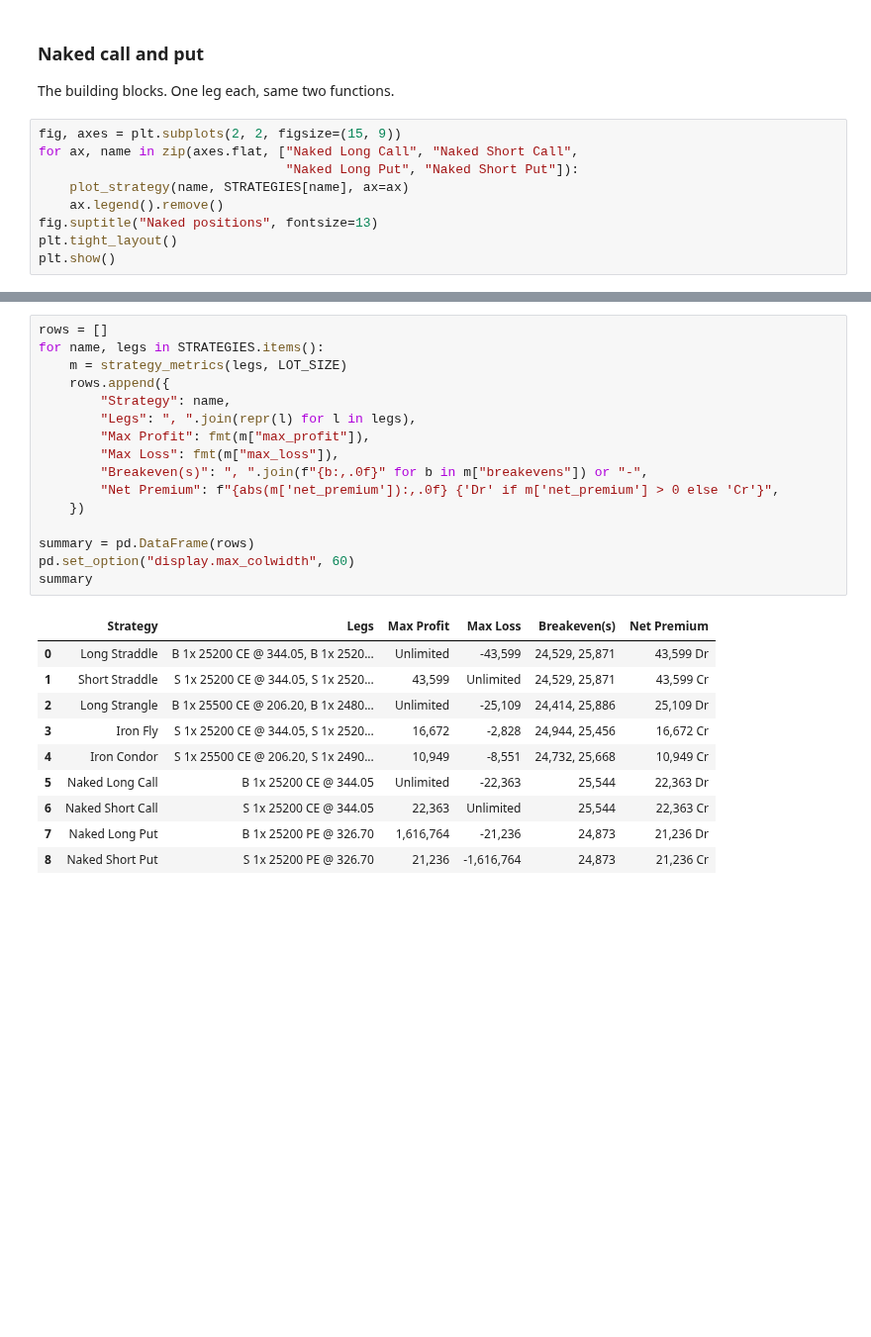
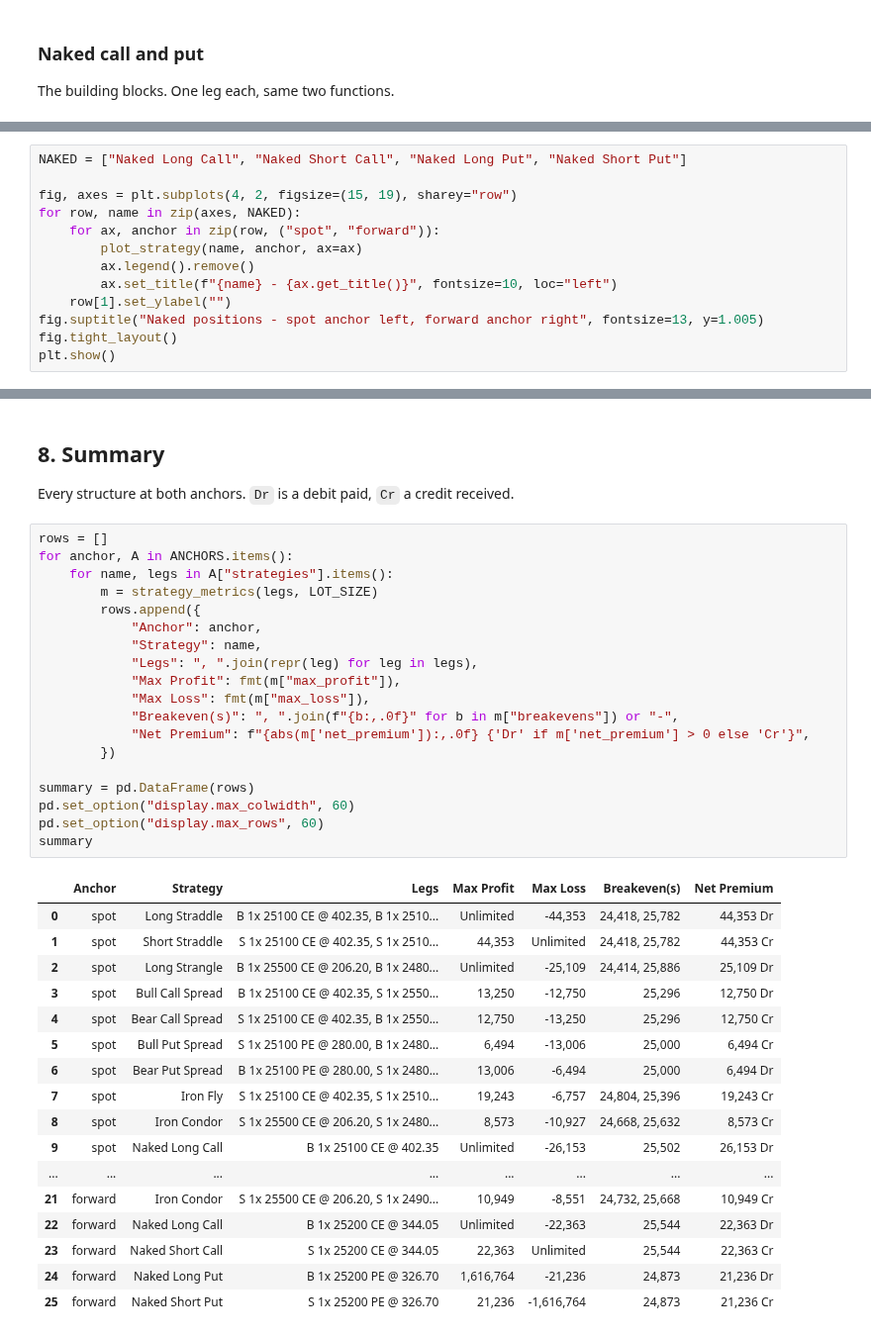
Before and after one commit to lalitkarthik/convex-hedge-payoff, a Jupyter notebook: notebooks/01_payoff_structures.ipynb, the cells around one changed output, grey strips where cells are left out. Shown at 99% size. Drawn from its saved outputs; the diff is of its cells as text; blank space fills up the shorter version.

```diff
--- a/notebooks/01_payoff_structures.ipynb
+++ b/notebooks/01_payoff_structures.ipynb
@@ -558,12 +808,3 @@ Iron Condor
 ### Naked call and put
 
 The building blocks. One leg each, same two functions.
-# %%
-fig, axes = plt.subplots(2, 2, figsize=(15, 9))
-for ax, name in zip(axes.flat, ["Naked Long Call", "Naked Short Call",
-                                "Naked Long Put", "Naked Short Put"]):
-    plot_strategy(name, STRATEGIES[name], ax=ax)
-    ax.legend().remove()
-fig.suptitle("Naked positions", fontsize=13)
-plt.tight_layout()
-plt.show()
@@ -573,0 +811,13 @@ plt.show()
+# %%
+NAKED = ["Naked Long Call", "Naked Short Call", "Naked Long Put", "Naked Short Put"]
+
+fig, axes = plt.subplots(4, 2, figsize=(15, 19), sharey="row")
+for row, name in zip(axes, NAKED):
+    for ax, anchor in zip(row, ("spot", "forward")):
+        plot_strategy(name, anchor, ax=ax)
+        ax.legend().remove()
+        ax.set_title(f"{name} - {ax.get_title()}", fontsize=10, loc="left")
+    row[1].set_ylabel("")
+fig.suptitle("Naked positions - spot anchor left, forward anchor right", fontsize=13, y=1.005)
+fig.tight_layout()
+plt.show()
@@ -574,27 +826,41 @@ plt.show()
+# %% [markdown]
+## 8. Summary
+
+Every structure at both anchors. `Dr` is a debit paid, `Cr` a credit received.
 # %%
 rows = []
-for name, legs in STRATEGIES.items():
-    m = strategy_metrics(legs, LOT_SIZE)
-    rows.append({
-        "Strategy": name,
-        "Legs": ", ".join(repr(l) for l in legs),
-        "Max Profit": fmt(m["max_profit"]),
-        "Max Loss": fmt(m["max_loss"]),
-        "Breakeven(s)": ", ".join(f"{b:,.0f}" for b in m["breakevens"]) or "-",
-        "Net Premium": f"{abs(m['net_premium']):,.0f} {'Dr' if m['net_premium'] > 0 else 'Cr'}",
-    })
+for anchor, A in ANCHORS.items():
+    for name, legs in A["strategies"].items():
+        m = strategy_metrics(legs, LOT_SIZE)
+        rows.append({
+            "Anchor": anchor,
+            "Strategy": name,
+            "Legs": ", ".join(repr(leg) for leg in legs),
+            "Max Profit": fmt(m["max_profit"]),
+            "Max Loss": fmt(m["max_loss"]),
+            "Breakeven(s)": ", ".join(f"{b:,.0f}" for b in m["breakevens"]) or "-",
+            "Net Premium": f"{abs(m['net_premium']):,.0f} {'Dr' if m['net_premium'] > 0 else 'Cr'}",
+        })
 
 summary = pd.DataFrame(rows)
 pd.set_option("display.max_colwidth", 60)
+pd.set_option("display.max_rows", 60)
 summary
 # %% [output]
-|  | Strategy | Legs | Max Profit | Max Loss | Breakeven(s) | Net Premium |
-| 0 | Long Straddle | B 1x 25200 CE @ 344.05, B 1x 2520... | Unlimited | -43,599 | 24,529, 25,871 | 43,599 Dr |
-| 1 | Short Straddle | S 1x 25200 CE @ 344.05, S 1x 2520... | 43,599 | Unlimited | 24,529, 25,871 | 43,599 Cr |
-| 2 | Long Strangle | B 1x 25500 CE @ 206.20, B 1x 2480... | Unlimited | -25,109 | 24,414, 25,886 | 25,109 Dr |
-| 3 | Iron Fly | S 1x 25200 CE @ 344.05, S 1x 2520... | 16,672 | -2,828 | 24,944, 25,456 | 16,672 Cr |
-| 4 | Iron Condor | S 1x 25500 CE @ 206.20, S 1x 2490... | 10,949 | -8,551 | 24,732, 25,668 | 10,949 Cr |
-| 5 | Naked Long Call | B 1x 25200 CE @ 344.05 | Unlimited | -22,363 | 25,544 | 22,363 Dr |
-| 6 | Naked Short Call | S 1x 25200 CE @ 344.05 | 22,363 | Unlimited | 25,544 | 22,363 Cr |
-| 7 | Naked Long Put | B 1x 25200 PE @ 326.70 | 1,616,764 | -21,236 | 24,873 | 21,236 Dr |
-| 8 | Naked Short Put | S 1x 25200 PE @ 326.70 | 21,236 | -1,616,764 | 24,873 | 21,236 Cr |
+|  | Anchor | Strategy | Legs | Max Profit | Max Loss | Breakeven(s) | Net Premium |
+| 0 | spot | Long Straddle | B 1x 25100 CE @ 402.35, B 1x 2510... | Unlimited | -44,353 | 24,418, 25,782 | 44,353 Dr |
+| 1 | spot | Short Straddle | S 1x 25100 CE @ 402.35, S 1x 2510... | 44,353 | Unlimited | 24,418, 25,782 | 44,353 Cr |
+| 2 | spot | Long Strangle | B 1x 25500 CE @ 206.20, B 1x 2480... | Unlimited | -25,109 | 24,414, 25,886 | 25,109 Dr |
+| 3 | spot | Bull Call Spread | B 1x 25100 CE @ 402.35, S 1x 2550... | 13,250 | -12,750 | 25,296 | 12,750 Dr |
+| 4 | spot | Bear Call Spread | S 1x 25100 CE @ 402.35, B 1x 2550... | 12,750 | -13,250 | 25,296 | 12,750 Cr |
+| 5 | spot | Bull Put Spread | S 1x 25100 PE @ 280.00, B 1x 2480... | 6,494 | -13,006 | 25,000 | 6,494 Cr |
+| 6 | spot | Bear Put Spread | B 1x 25100 PE @ 280.00, S 1x 2480... | 13,006 | -6,494 | 25,000 | 6,494 Dr |
+| 7 | spot | Iron Fly | S 1x 25100 CE @ 402.35, S 1x 2510... | 19,243 | -6,757 | 24,804, 25,396 | 19,243 Cr |
+| 8 | spot | Iron Condor | S 1x 25500 CE @ 206.20, S 1x 2480... | 8,573 | -10,927 | 24,668, 25,632 | 8,573 Cr |
+| 9 | spot | Naked Long Call | B 1x 25100 CE @ 402.35 | Unlimited | -26,153 | 25,502 | 26,153 Dr |
+| ... | ... | ... | ... | ... | ... | ... | ... |
+| 21 | forward | Iron Condor | S 1x 25500 CE @ 206.20, S 1x 2490... | 10,949 | -8,551 | 24,732, 25,668 | 10,949 Cr |
+| 22 | forward | Naked Long Call | B 1x 25200 CE @ 344.05 | Unlimited | -22,363 | 25,544 | 22,363 Dr |
+| 23 | forward | Naked Short Call | S 1x 25200 CE @ 344.05 | 22,363 | Unlimited | 25,544 | 22,363 Cr |
+| 24 | forward | Naked Long Put | B 1x 25200 PE @ 326.70 | 1,616,764 | -21,236 | 24,873 | 21,236 Dr |
+| 25 | forward | Naked Short Put | S 1x 25200 PE @ 326.70 | 21,236 | -1,616,764 | 24,873 | 21,236 Cr |
```
Also changed, not shown: parts of 31 cells of this notebook.
